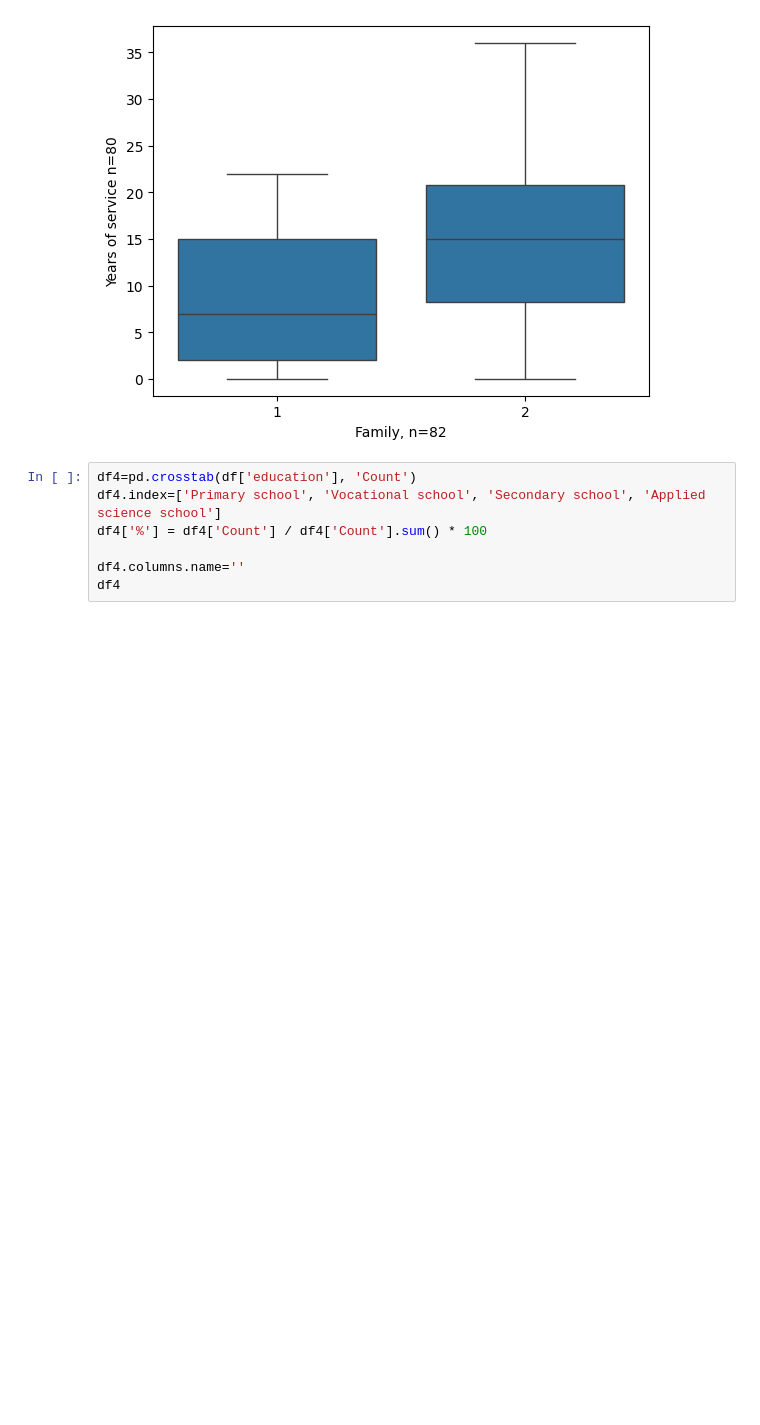
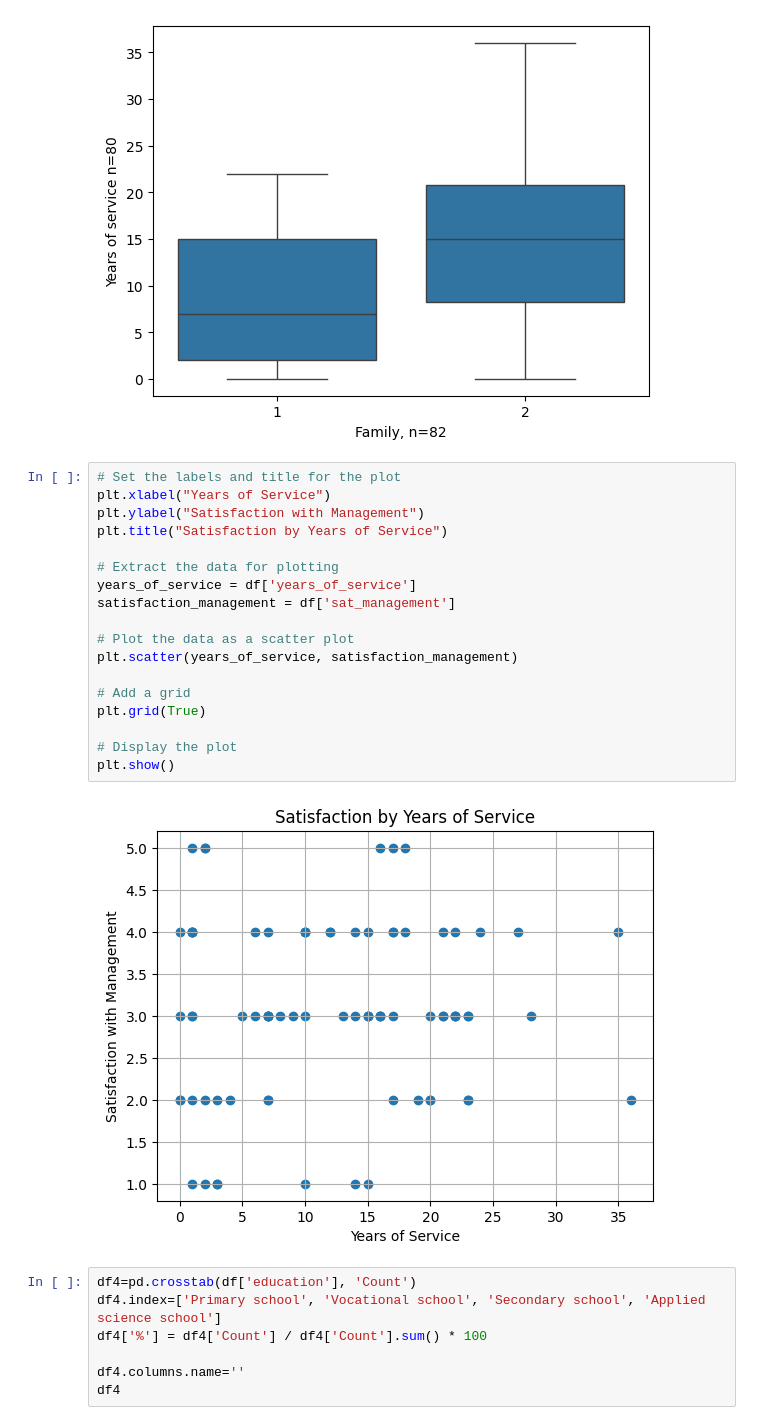
Before and after one commit to YSPLS/Tiedonk-sittely-pythonilla, a Jupyter notebook: code/project.ipynb, the cells around one changed output. Cells and saved outputs as stored; diff of their text form; blank space fills up the shorter version.

```diff
--- a/code/project.ipynb
+++ b/code/project.ipynb
@@ -228,6 +228,26 @@ ax3.set_ylabel('Years of service n=' + str(df['years_of_service'].count()))
 # %% [output]
 Text(0, 0.5, 'Years of service n=80')
 [figure]
+# %%
+# Set the labels and title for the plot
+plt.xlabel("Years of Service")
+plt.ylabel("Satisfaction with Management")
+plt.title("Satisfaction by Years of Service")
+
+# Extract the data for plotting
+years_of_service = df['years_of_service']
+satisfaction_management = df['sat_management']
+
+# Plot the data as a scatter plot
+plt.scatter(years_of_service, satisfaction_management)
+
+# Add a grid
+plt.grid(True)
+
+# Display the plot
+plt.show()
+# %% [output]
+[figure, added]
 # %%
 df4=pd.crosstab(df['education'], 'Count')
 df4.index=['Primary school', 'Vocational school', 'Secondary school', 'Applied science school']
```
Also changed, not shown: parts of 1 cell of this notebook.
